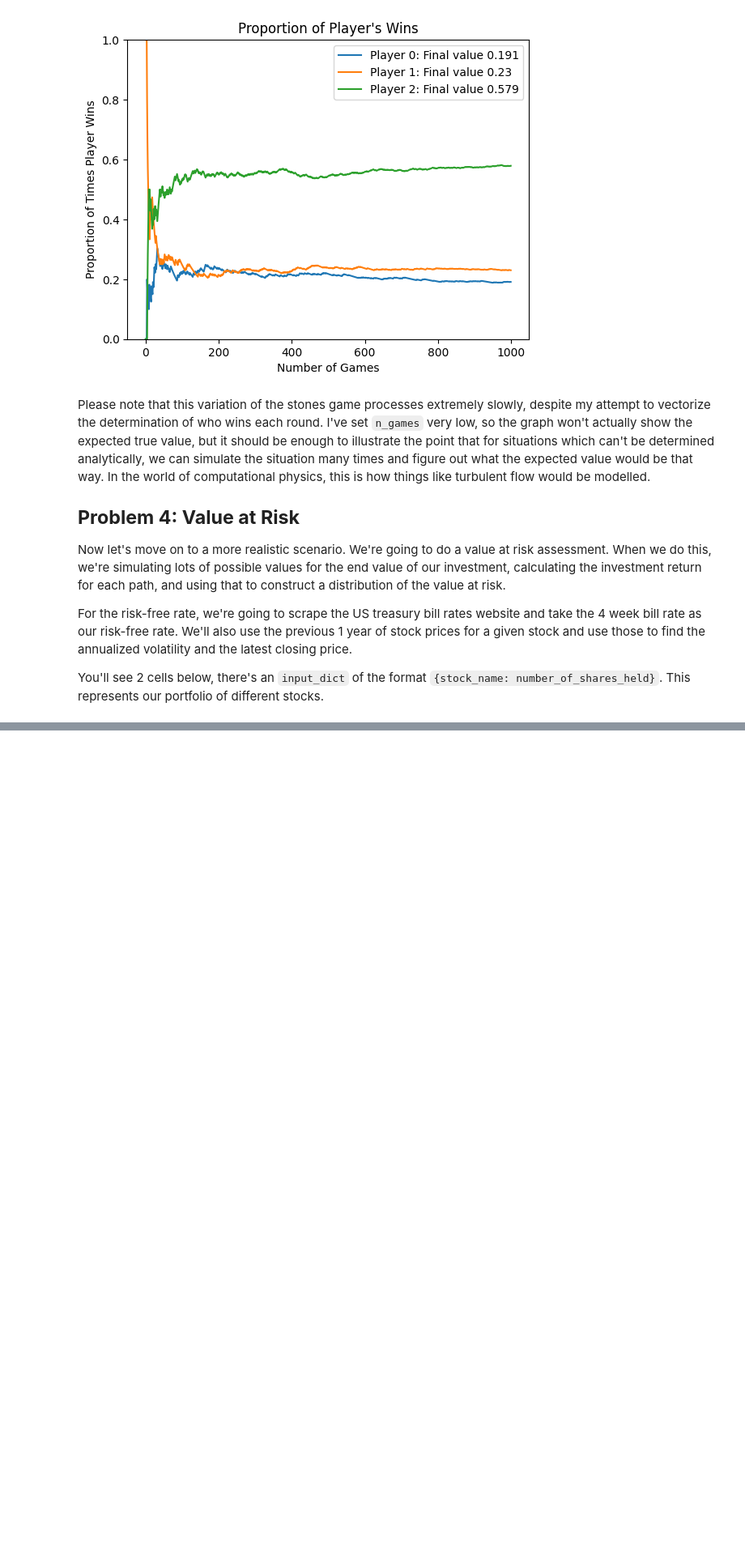
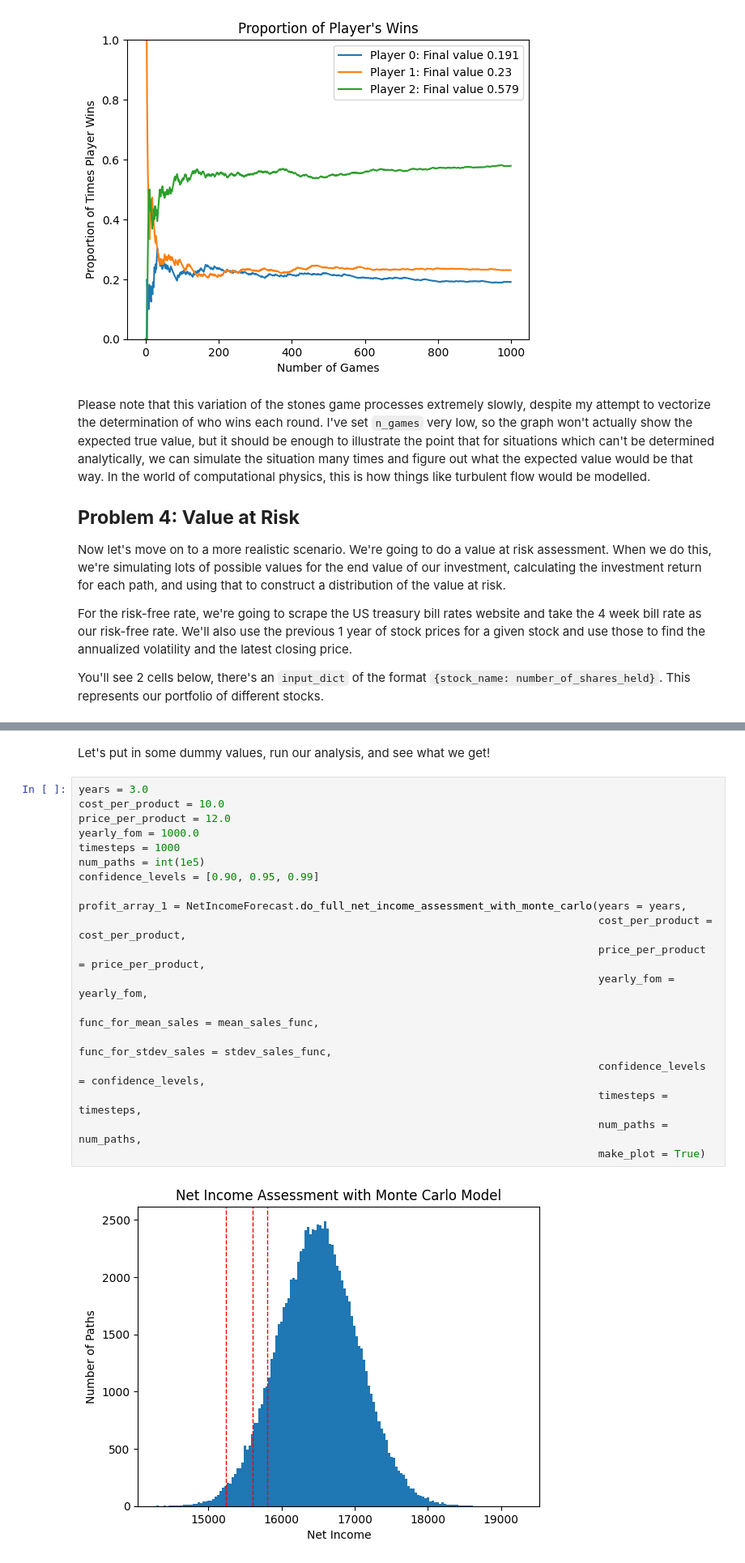
Before and after one commit to AvilashaHaldar/Monte_Carlo_Exercises, a Jupyter notebook: Monte_Carlo_Examples.ipynb, the cells around one changed output, grey strips where cells are left out. Shown: that part at 81% size. Drawn from its saved outputs; the diff is of its cells as text; blank space fills up the shorter version.

```diff
--- a/Monte_Carlo_Examples.ipynb
+++ b/Monte_Carlo_Examples.ipynb
@@ -459,0 +579,23 @@ Value at risk at 99.0% level: $-751.29. Percent of portfolio at risk: -44.7929%
+# %% [markdown]
+Let's put in some dummy values, run our analysis, and see what we get!
+# %%
+years = 3.0
+cost_per_product = 10.0
+price_per_product = 12.0
+yearly_fom = 1000.0
+timesteps = 1000
+num_paths = int(1e5)
+confidence_levels = [0.90, 0.95, 0.99]
+
+profit_array_1 = NetIncomeForecast.do_full_net_income_assessment_with_monte_carlo(years = years,
+                                                                                  cost_per_product = cost_per_product,
+                                                                                  price_per_product = price_per_product,
+                                                                                  yearly_fom = yearly_fom,
+                                                                                  func_for_mean_sales = mean_sales_func,
+                                                                                  func_for_stdev_sales = stdev_sales_func,
+                                                                                  confidence_levels = confidence_levels,
+                                                                                  timesteps = timesteps,
+                                                                                  num_paths = num_paths,
+                                                                                  make_plot = True)
+# %% [output]
+[figure, added]
```
Also changed, not shown: parts of 11 cells of this notebook.
